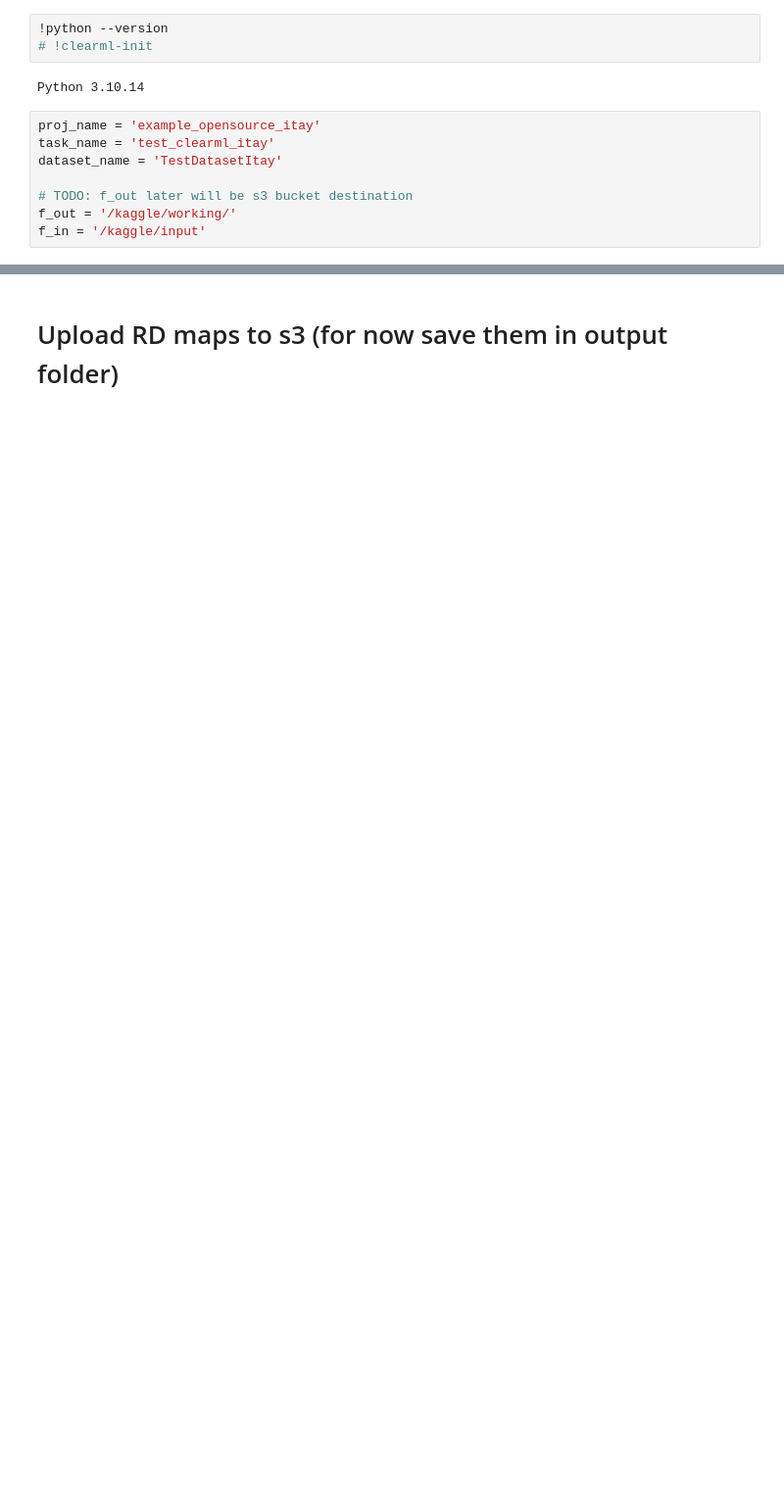
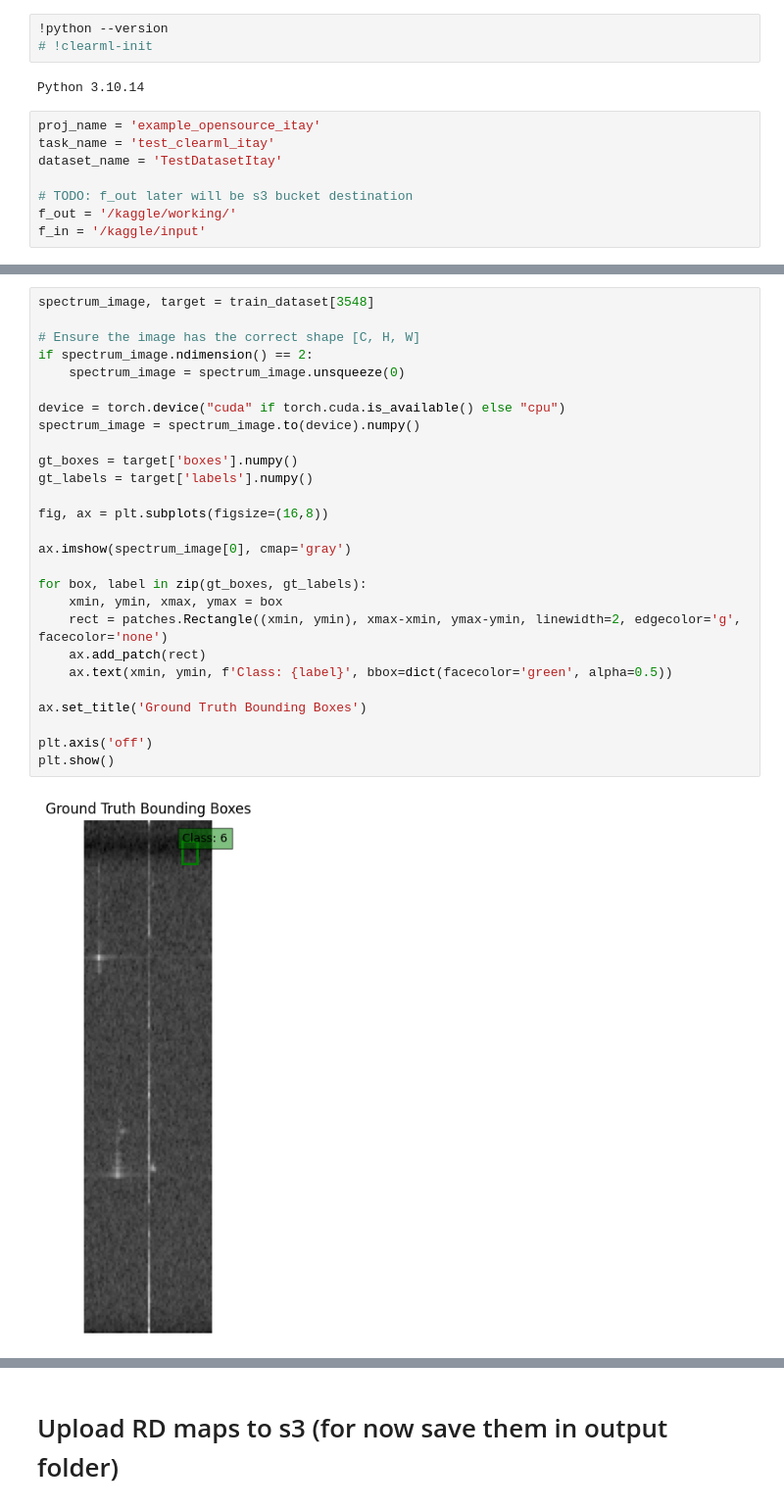
Before and after one commit to 6110-CTO/clearml-experiments, a Jupyter notebook: clear-ml-example.ipynb, the cells around one changed output, grey strips where cells are left out. Shown at 98% size. Cells and saved outputs as stored; diff of their text form; blank space fills up the shorter version.

```diff
--- a/clear-ml-example.ipynb
+++ b/clear-ml-example.ipynb
@@ -88,0 +145,29 @@ f_in = '/kaggle/input'
+# %%
+spectrum_image, target = train_dataset[3548]
+
+# Ensure the image has the correct shape [C, H, W]
+if spectrum_image.ndimension() == 2:
+    spectrum_image = spectrum_image.unsqueeze(0)
+
+device = torch.device("cuda" if torch.cuda.is_available() else "cpu")
+spectrum_image = spectrum_image.to(device).numpy()
+
+gt_boxes = target['boxes'].numpy()
+gt_labels = target['labels'].numpy()
+
+fig, ax = plt.subplots(figsize=(16,8))
+
+ax.imshow(spectrum_image[0], cmap='gray')
+
+for box, label in zip(gt_boxes, gt_labels):
+    xmin, ymin, xmax, ymax = box
+    rect = patches.Rectangle((xmin, ymin), xmax-xmin, ymax-ymin, linewidth=2, edgecolor='g', facecolor='none')
+    ax.add_patch(rect)
+    ax.text(xmin, ymin, f'Class: {label}', bbox=dict(facecolor='green', alpha=0.5))
+
+ax.set_title('Ground Truth Bounding Boxes')
+
+plt.axis('off')
+plt.show()
+# %% [output]
+[figure, added]
```
Also changed, not shown: parts of 15 cells of this notebook.
